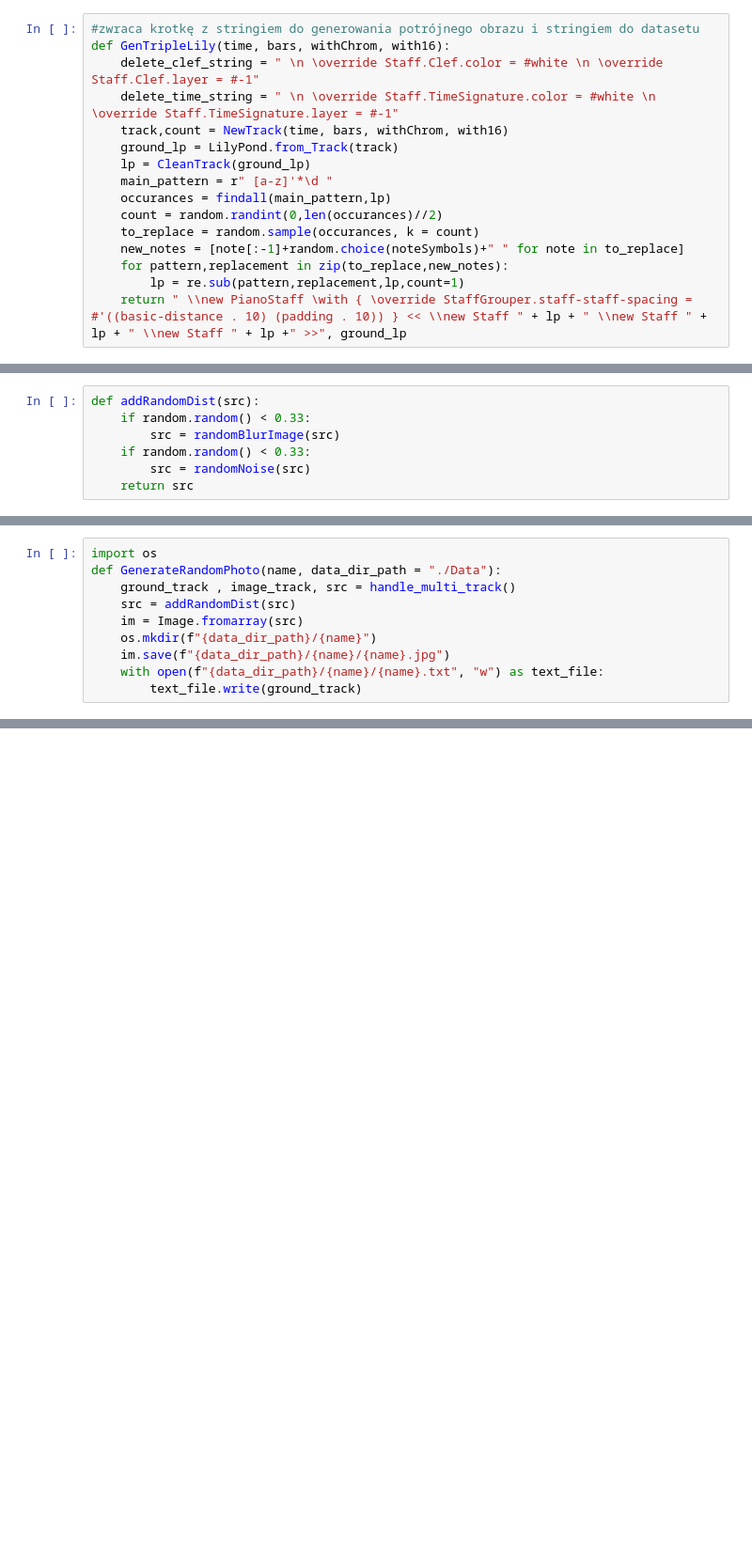
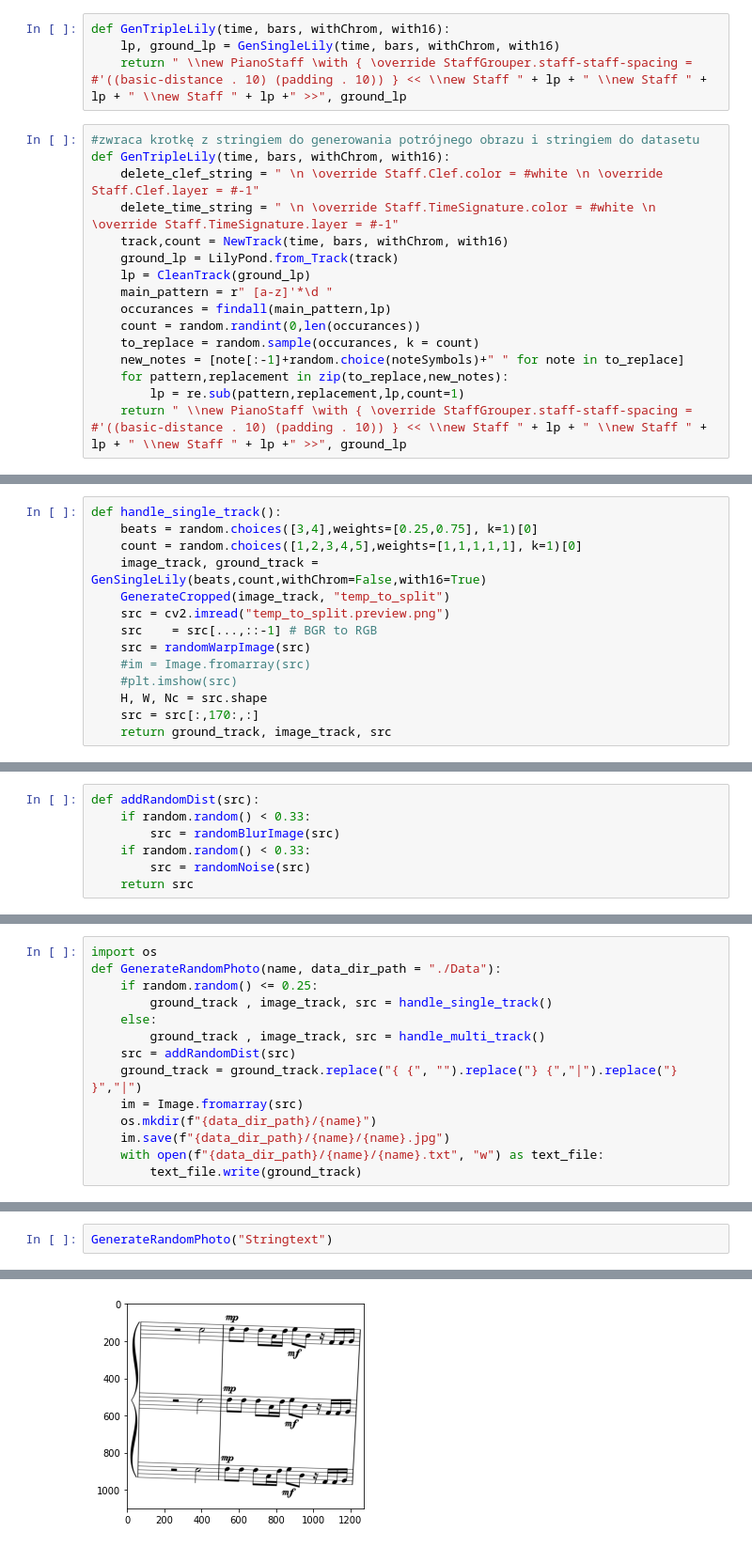
Before and after one commit to Flukasiew/ColabExperiments, a Jupyter notebook: DatasetGeneration.ipynb, the cells around one changed output, grey strips where cells are left out. Shown at 94% size. Saved outputs shown, nothing was run; the diff lists cells and outputs as text; blank space fills up the shorter version.

```diff
--- a/DatasetGeneration.ipynb
+++ b/DatasetGeneration.ipynb
@@ -246,3 +262,7 @@ print(lp)
+# %%
+def GenTripleLily(time, bars, withChrom, with16):
+    lp, ground_lp = GenSingleLily(time, bars, withChrom, with16)
+    return " \\new PianoStaff \with { \override StaffGrouper.staff-staff-spacing = #'((basic-distance . 10) (padding . 10)) } << \\new Staff " + lp + " \\new Staff " + lp + " \\new Staff " + lp +" >>", ground_lp
 # %%
 #zwraca krotkę z stringiem do generowania potrójnego obrazu i stringiem do datasetu
 def GenTripleLily(time, bars, withChrom, with16):
@@ -253,7 +273,7 @@ def GenTripleLily(time, bars, withChrom, with16):
     lp = CleanTrack(ground_lp)
     main_pattern = r" [a-z]'*\d "
     occurances = findall(main_pattern,lp)
-    count = random.randint(0,len(occurances)//2)
+    count = random.randint(0,len(occurances))
     to_replace = random.sample(occurances, k = count)
     new_notes = [note[:-1]+random.choice(noteSymbols)+" " for note in to_replace]
     for pattern,replacement in zip(to_replace,new_notes):
@@ -658,6 +678,20 @@ def CleanTrack(track):
     delete_time_string = " \n \override Staff.TimeSignature.color = #white \n \override Staff.TimeSignature.layer = #-1"
     track = track[0] + delete_clef_string + delete_time_string+ track[1:]
     return track
+# %%
+def handle_single_track():
+    beats = random.choices([3,4],weights=[0.25,0.75], k=1)[0]
+    count = random.choices([1,2,3,4,5],weights=[1,1,1,1,1], k=1)[0]
+    image_track, ground_track = GenSingleLily(beats,count,withChrom=False,with16=True)
+    GenerateCropped(image_track, "temp_to_split")
+    src = cv2.imread("temp_to_split.preview.png")
+    src    = src[...,::-1] # BGR to RGB
+    src = randomWarpImage(src)
+    #im = Image.fromarray(src)
+    #plt.imshow(src)
+    H, W, Nc = src.shape
+    src = src[:,170:,:]
+    return ground_track, image_track, src
 # %%
 import random
 
@@ -725,8 +763,12 @@ def addRandomDist(src):
 # %%
 import os
 def GenerateRandomPhoto(name, data_dir_path = "./Data"):
-    ground_track , image_track, src = handle_multi_track()
+    if random.random() <= 0.25:
+        ground_track , image_track, src = handle_single_track()
+    else:
+        ground_track , image_track, src = handle_multi_track()
     src = addRandomDist(src)
+    ground_track = ground_track.replace("{ {", "").replace("} {","|").replace("} }","|")
     im = Image.fromarray(src)
     os.mkdir(f"{data_dir_path}/{name}")
     im.save(f"{data_dir_path}/{name}/{name}.jpg")
@@ -755,0 +777,3 @@ Executing: lilypond -dresolution=300 -dpreview -fpng -o "temp_to_split" "temp_to
+# %%
+GenerateRandomPhoto("Stringtext")
+# %% [output]
@@ -755,0 +781 @@ Executing: lilypond -dresolution=300 -dpreview -fpng -o "temp_to_split" "temp_to
+[figure, added]
```
Also changed, not shown: parts of 7 cells of this notebook, 1 other file.
